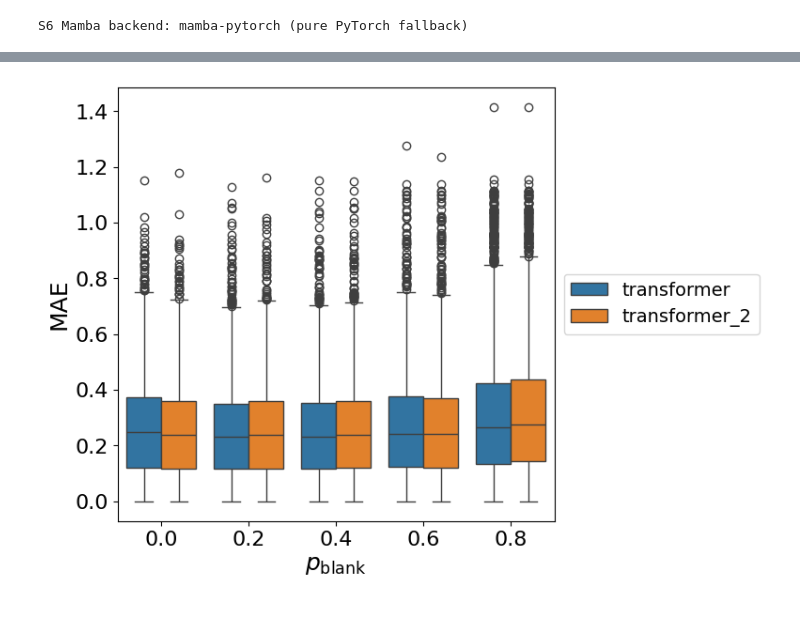
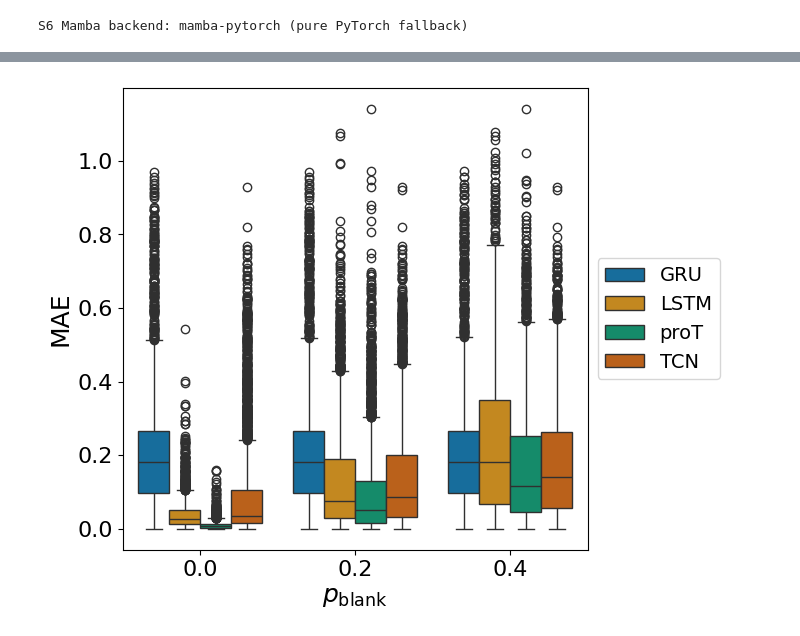
Before and after one commit to scipi1/proT, a Jupyter notebook: notebooks/nb_input_blanking.ipynb, the cells around one changed output, grey strips where cells are left out. Cells and saved outputs as stored; diff of their text form; code cells hidden in the pictures.

Commit message:
fixed config

```diff
--- a/notebooks/nb_input_blanking.ipynb
+++ b/notebooks/nb_input_blanking.ipynb
@@ -30,0 +130,4 @@ S6 Mamba backend: mamba-pytorch (pure PyTorch fallback)
+# %%
+df = pd.read_csv("./output/baseline_results.csv")
+df = df.set_index("dataset").loc["ishigami"]
+df
@@ -31,20 +141,8 @@ S6 Mamba backend: mamba-pytorch (pure PyTorch fallback)
 # %%
-models_sweep = [
-    {
-        "model"             : "transformer",
-        "config_path"       : r"../experiments/training/tests/protocol/test_baseline_proT_ishigami_sum/config_proT_ishigami_v5_2.yaml",
-        "checkpoint_path"   : r"../experiments/training/tests/protocol/test_baseline_proT_ishigami_sum/k_0/checkpoints/epoch0-initial.ckpt",
-        },
-    {
-        "model"             : "transformer_2",
-        "config_path"       : r"../experiments/training/tests/protocol/test_baseline_proT_ishigami_sum/config_proT_ishigami_v5_2.yaml",
-        "checkpoint_path"   : r"../experiments/training/tests/protocol/test_baseline_proT_ishigami_sum/k_0/checkpoints/epoch0-initial.ckpt",
-        },
-]
-
+models_sweep = build_models_sweep_from_baseline_df(df)
 datadir_path = "../data/input"
 
-blank_vector = [0, 0.2, 0.4, 0.6, 0.8]
+blank_vector = [0, 0.2, 0.4]
 
 
 df_tot = None
@@ -175,21 +277,21 @@ Predicting...
 # %%
 import seaborn as sns
 
 
 fig, ax = plt.subplots()
 
-sns.boxplot(df_tot, x="Blanking", y="MAE", hue="Model", ax=ax)
+sns.boxplot(df_tot, x="Blanking", y="MAE", hue="Model", ax=ax, palette="colorblind")
 ax.legend(loc='center left', bbox_to_anchor=(1, 0.5))
 ax.set_xlabel(r"$p_\text{blank}$")
 
 # export
 filename = f"blanking.pdf"
 save_dir = "./figures"
 if save_dir is not None:
     makedirs(save_dir, exist_ok=True)
     out_path = join(save_dir, filename)
     fig.savefig(out_path, format="pdf", bbox_inches="tight")
 
 plt.show()
 # %% [output]
-[figure, old version]
+[figure, new version]
```
Also changed, not shown: parts of 5 cells of this notebook, 35 other files.
